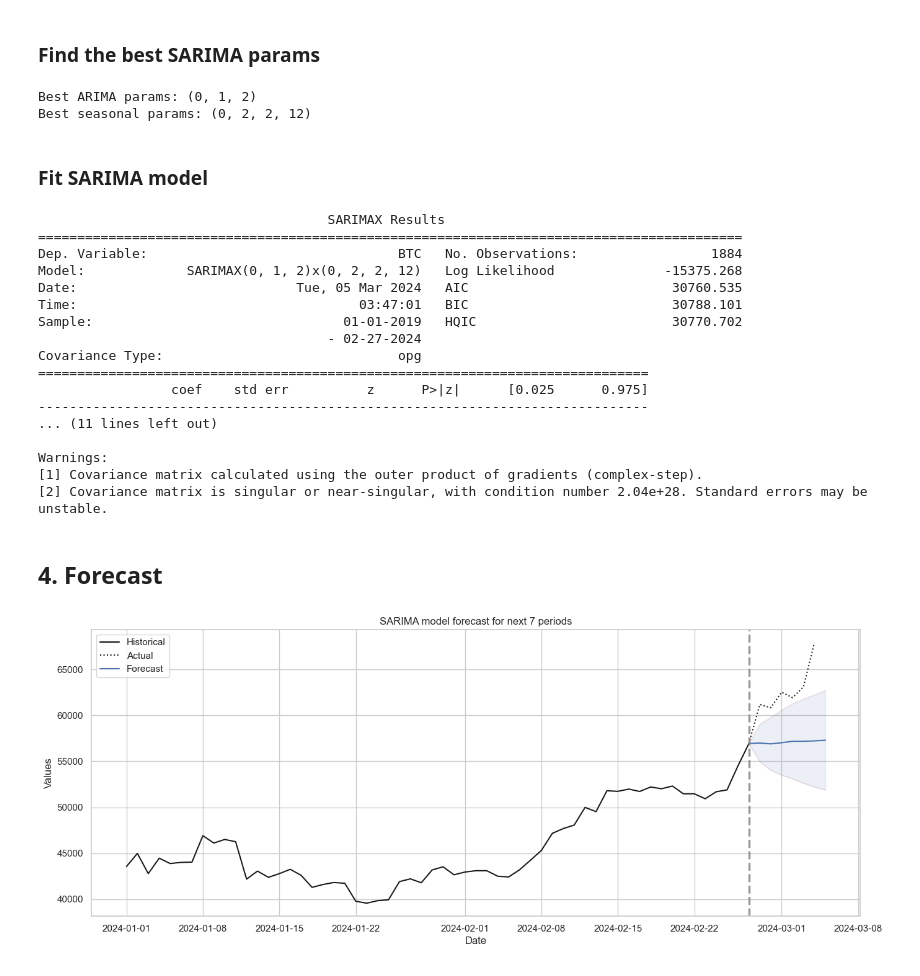
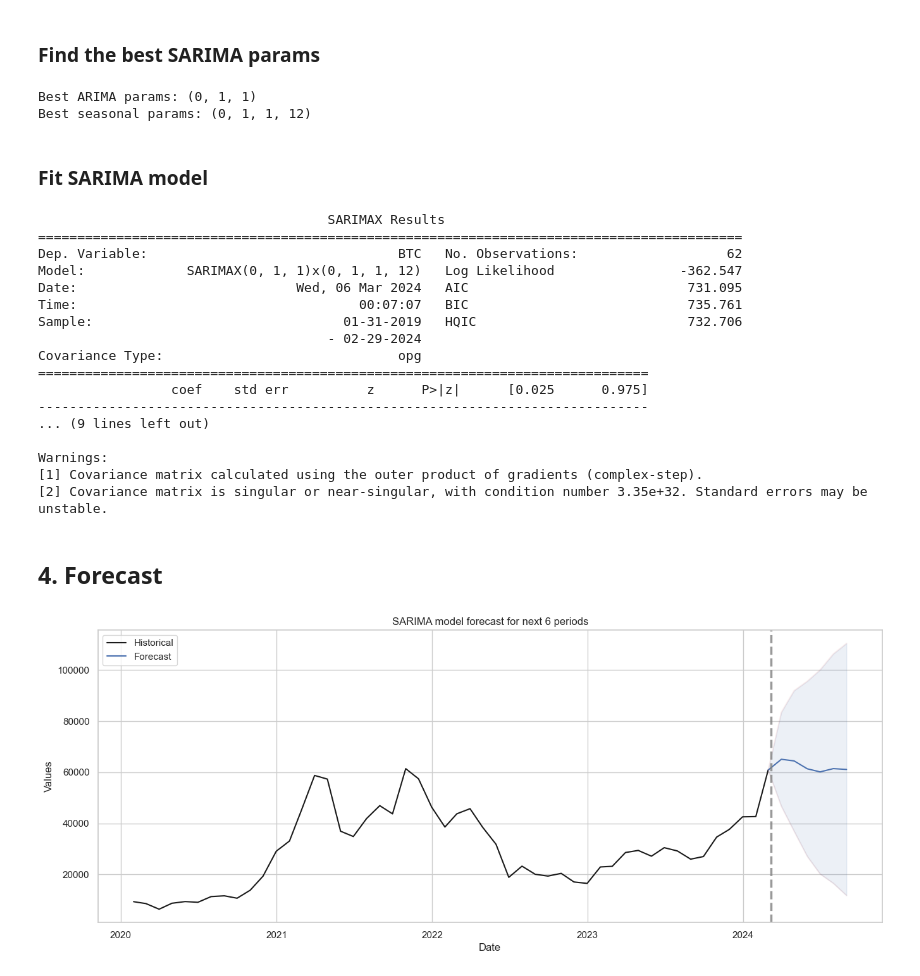
Before and after one commit to faridjn/BTC_price_prediction, a Jupyter notebook: notebooks/6.0_SARIMA.ipynb, the cells around one changed output. Drawn from its saved outputs; the diff is of its cells as text; code cells hidden in the pictures.

```diff
--- a/notebooks/6.0_SARIMA.ipynb
+++ b/notebooks/6.0_SARIMA.ipynb
@@ -54,9 +52,11 @@ print(f"Start date: {START_DATE}")
 TODAY = datetime.datetime.now().date()
 print(f"Current date: {TODAY}")
 
-PRED_STEPS = 7
+PRED_STEPS = 6
 
-BASE_DATE = TODAY - datetime.timedelta(days = PRED_STEPS)
+#BASE_DATE = TODAY - datetime.timedelta(days = PRED_STEPS*30)
+BASE_DATE = TODAY
+
 print(f"Base date: {BASE_DATE}")
 # %% [output]
 Start date: 2019-01-01
@@ -94,4 +98,4 @@ df = df.set_index('Date').reindex(r).fillna(method='ffill').rename_axis('Date').
 
 # Set period/frequency using set_index() dates
 df['Date'] = pd.to_datetime(df['Date'])
-df = df.set_index('Date').asfreq('D').dropna()
+df = df.set_index('Date').asfreq('M').dropna()
@@ -302,7 +322,7 @@ from statsmodels.tsa.statespace.sarimax import SARIMAX
 import warnings
 warnings.filterwarnings('ignore')
 # %%
-def find_best_sarimax_params(data, max_ar=3, max_ma=3, max_s=3):
+def find_best_sarimax_params(data, max_ar=2, max_ma=2, max_s=2):
     p = d = q = range(0, max_ar)
     pdq = list(itertools.product(p, d, q))
     seasonal_pdq = [(x[0], x[1], x[2], 12) for x in pdq]
@@ -336,8 +356,8 @@ best_params = find_best_sarimax_params(y)
 print('Best ARIMA params:', best_params[0])
 print('Best seasonal params:', best_params[1])
 # %% [output]
-Best ARIMA params: (0, 1, 2)
-Best seasonal params: (0, 2, 2, 12)
+Best ARIMA params: (0, 1, 1)
+Best seasonal params: (0, 1, 1, 12)
 # %% [markdown]
 ### Fit SARIMA model
 # %%
@@ -360,21 +380,21 @@ pred_conf = pred.conf_int()
 # %% [output]
                                      SARIMAX Results
 ==========================================================================================
-Dep. Variable:                                BTC   No. Observations:                 1884
-Model:             SARIMAX(0, 1, 2)x(0, 2, 2, 12)   Log Likelihood              -15375.268
-Date:                            Tue, 05 Mar 2024   AIC                          30760.535
-Time:                                    03:47:01   BIC                          30788.101
-Sample:                                01-01-2019   HQIC                         30770.702
-                                     - 02-27-2024
+Dep. Variable:                                BTC   No. Observations:                   62
+Model:             SARIMAX(0, 1, 1)x(0, 1, 1, 12)   Log Likelihood                -362.547
+Date:                            Wed, 06 Mar 2024   AIC                            731.095
+Time:                                    00:07:07   BIC                            735.761
+Sample:                                01-31-2019   HQIC                           732.706
+                                     - 02-29-2024
 Covariance Type:                              opg
 ==============================================================================
                  coef    std err          z      P>|z|      [0.025      0.975]
 ------------------------------------------------------------------------------
-... (11 lines left out)
+... (9 lines left out)
 
 Warnings:
 [1] Covariance matrix calculated using the outer product of gradients (complex-step).
-[2] Covariance matrix is singular or near-singular, with condition number 2.04e+28. Standard errors may be unstable.
+[2] Covariance matrix is singular or near-singular, with condition number 3.35e+32. Standard errors may be unstable.
 # %% [markdown]
 ## 4. Forecast
 # %%
@@ -426,6 +446,6 @@ def plot_forecast(model_results, data, data_all, steps=6, start_date=None):
     plt.legend()
     plt.show()
 # %%
-plot_forecast(results, y, df[TARGET_FEATURE],  PRED_STEPS, '2024-01-01')
+plot_forecast(results, y, df[TARGET_FEATURE],  PRED_STEPS, '2020-01-31')
 # %% [output]
-[figure, old version]
+[figure, new version]
```
Also changed, not shown: parts of 17 cells of this notebook.
